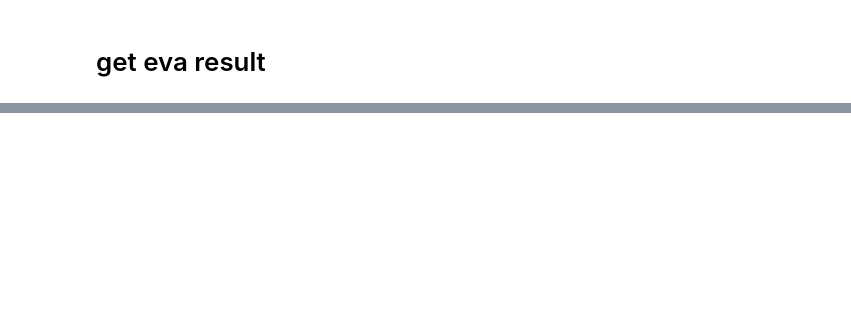
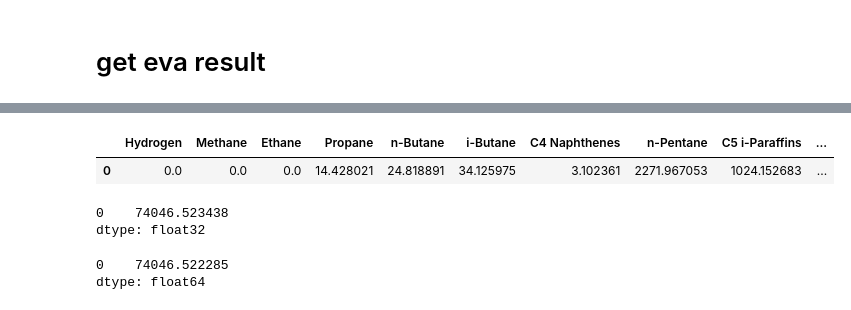
Before and after one commit to skywalker0803r/oil_project_20200424, a Jupyter notebook: API_unit_test.ipynb, the cells around one changed output, grey strips where cells are left out. Cells and saved outputs as stored; diff of their text form; code cells hidden in the pictures; blank space fills up the shorter version.

```diff
--- a/API_unit_test.ipynb
+++ b/API_unit_test.ipynb
@@ -300,3 +303,18 @@ eva.predict
+# %%
+eva.xhc33
+# %% [output]
+|  | Hydrogen | Methane | Ethane | Propane | n-Butane | i-Butane | C4 Naphthenes | n-Pentane | C5 i-Paraffins | ... |
+| 0 | 0.0 | 0.0 | 0.0 | 14.428021 | 24.818891 | 34.125975 | 3.102361 | 2271.967053 | 1024.152683 | ... |
+# %%
+eva.重組33.sum(axis=1)
+# %% [output]
+0    74046.523438
+dtype: float32
+# %%
+eva.predict.iloc[:,:15].sum(axis=1)
+# %% [output]
+0    74046.522285
+dtype: float64
 # %%
 eva.naphtha
 # %% [output]
```
Also changed, not shown: parts of 23 cells of this notebook, 1 other file.
